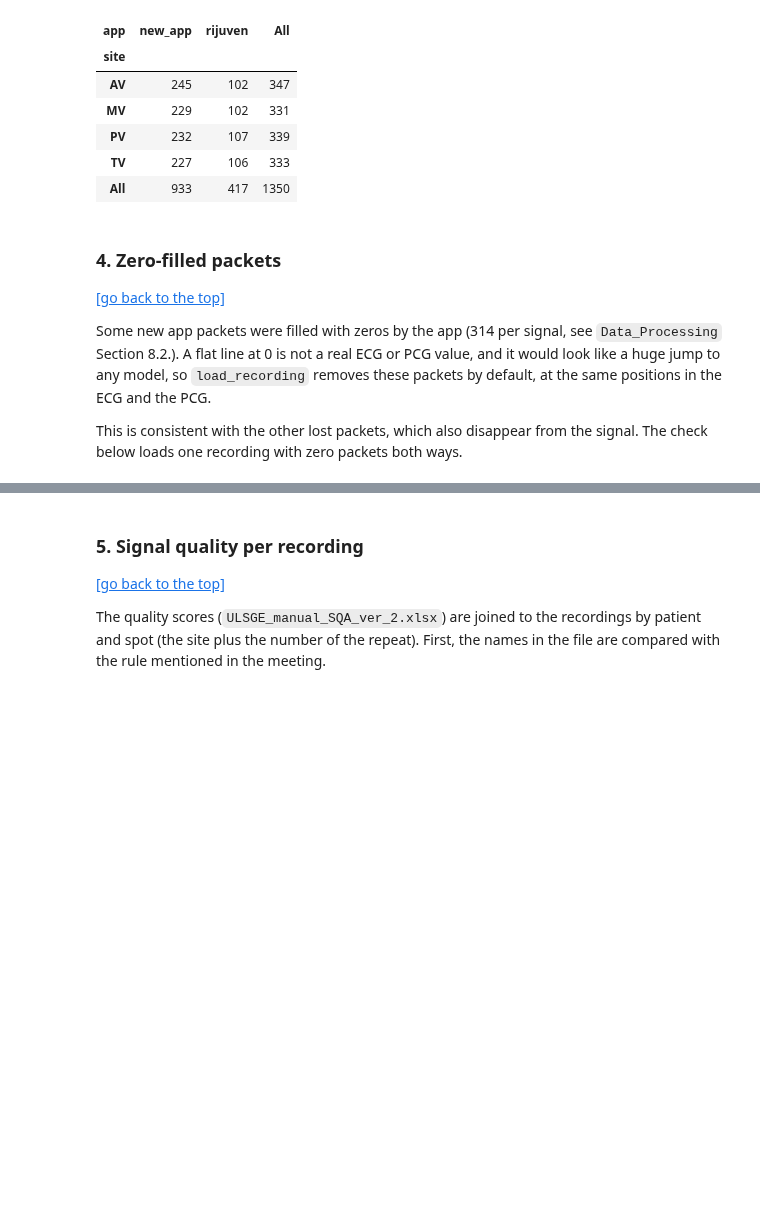
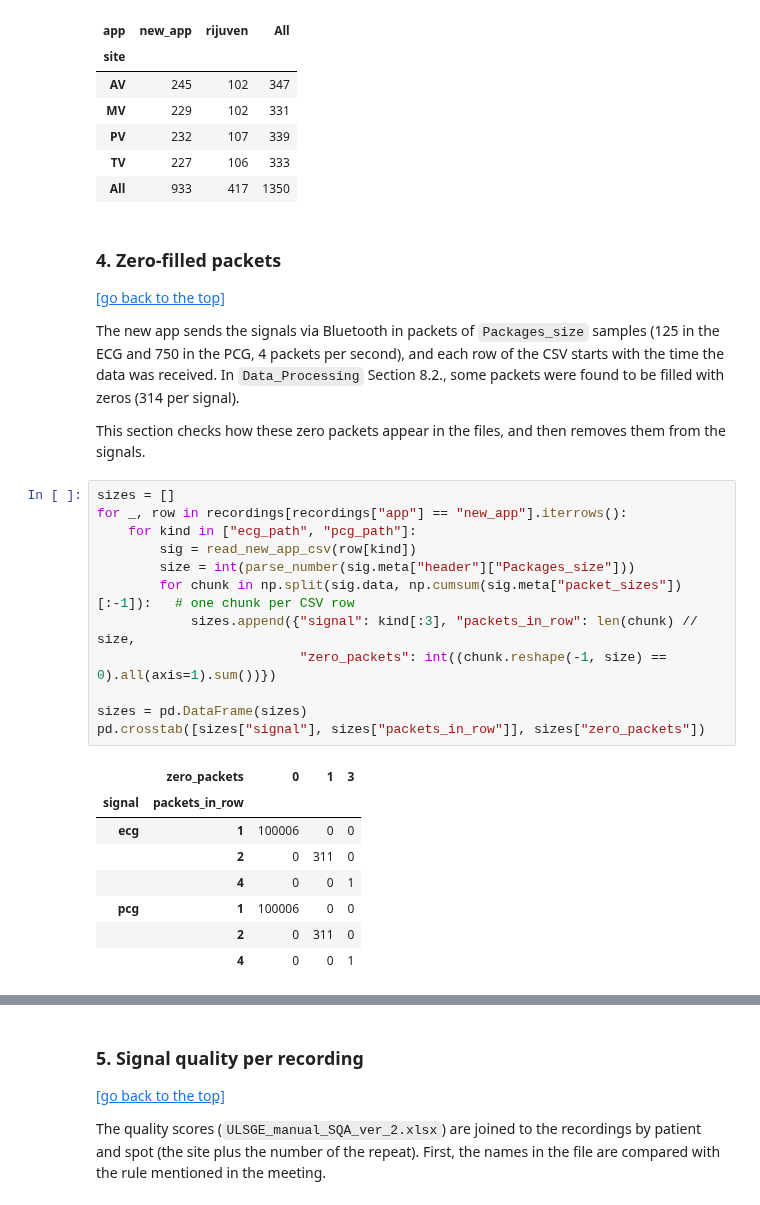
Before and after one commit to Alejandro-131004/cardio-trimodal-align, a Jupyter notebook: Data_Preparation.ipynb, the cells around one changed output, grey strips where cells are left out. Saved outputs shown, nothing was run; the diff lists cells and outputs as text; blank space fills up the shorter version.

Commit message:
All check for the LLM part

```diff
--- a/Data_Preparation.ipynb
+++ b/Data_Preparation.ipynb
@@ -89,6 +92,27 @@ Recordings: 1350 | patients: 289
 ### 4. Zero-filled packets
 [[go back to the top]](#table-of-contents)
 
-Some new app packets were filled with zeros by the app (314 per signal, see `Data_Processing` Section 8.2.). A flat line at 0 is not a real ECG or PCG value, and it would look like a huge jump to any model, so `load_recording` removes these packets by default, at the same positions in the ECG and the PCG.
+The new app sends the signals via Bluetooth in packets of `Packages_size` samples (125 in the ECG and 750 in the PCG, 4 packets per second), and each row of the CSV starts with the time the data was received. In `Data_Processing` Section 8.2., some packets were found to be filled with zeros (314 per signal).
 
-This is consistent with the other lost packets, which also disappear from the signal. The check below loads one recording with zero packets both ways.
+This section checks how these zero packets appear in the files, and then removes them from the signals.
+# %%
+sizes = []
+for _, row in recordings[recordings["app"] == "new_app"].iterrows():
+    for kind in ["ecg_path", "pcg_path"]:
+        sig = read_new_app_csv(row[kind])
+        size = int(parse_number(sig.meta["header"]["Packages_size"]))
+        for chunk in np.split(sig.data, np.cumsum(sig.meta["packet_sizes"])[:-1]):   # one chunk per CSV row
+            sizes.append({"signal": kind[:3], "packets_in_row": len(chunk) // size,
+                          "zero_packets": int((chunk.reshape(-1, size) == 0).all(axis=1).sum())})
+
+sizes = pd.DataFrame(sizes)
+pd.crosstab([sizes["signal"], sizes["packets_in_row"]], sizes["zero_packets"])
+# %% [output]
+|  | zero_packets | 0 | 1 | 3 |
+| signal | packets_in_row |  |  |  |
+| ecg | 1 | 100006 | 0 | 0 |
+|  | 2 | 0 | 311 | 0 |
+|  | 4 | 0 | 0 | 1 |
+| pcg | 1 | 100006 | 0 | 0 |
+|  | 2 | 0 | 311 | 0 |
+|  | 4 | 0 | 0 | 1 |
```
Also changed, not shown: parts of 17 cells of this notebook, 1 other file.
